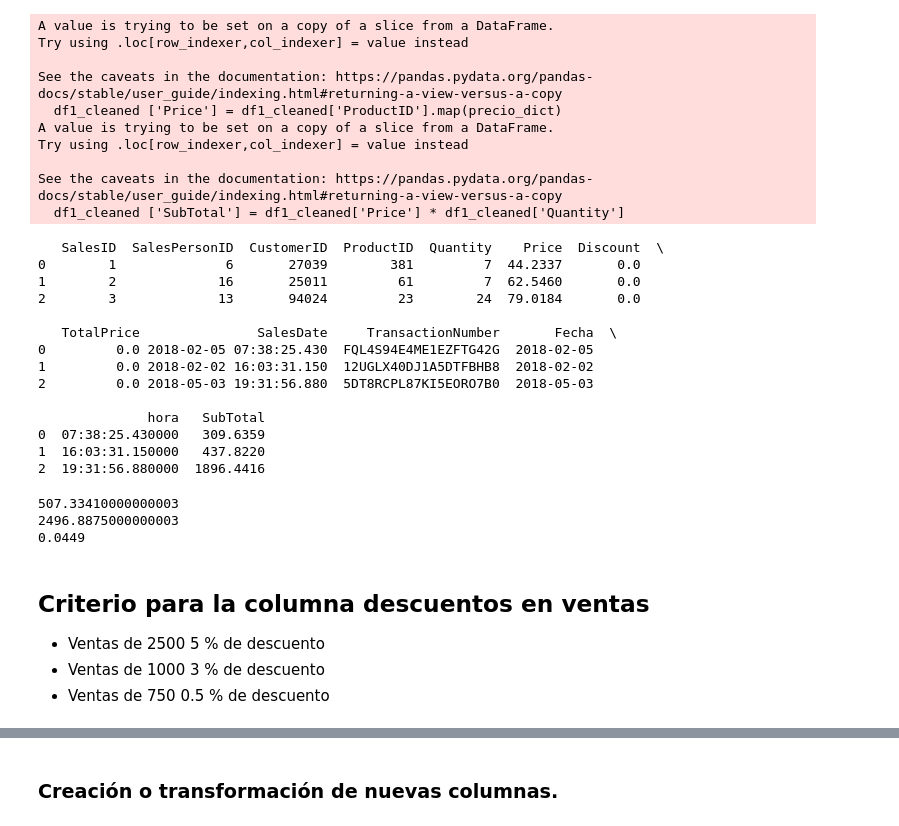
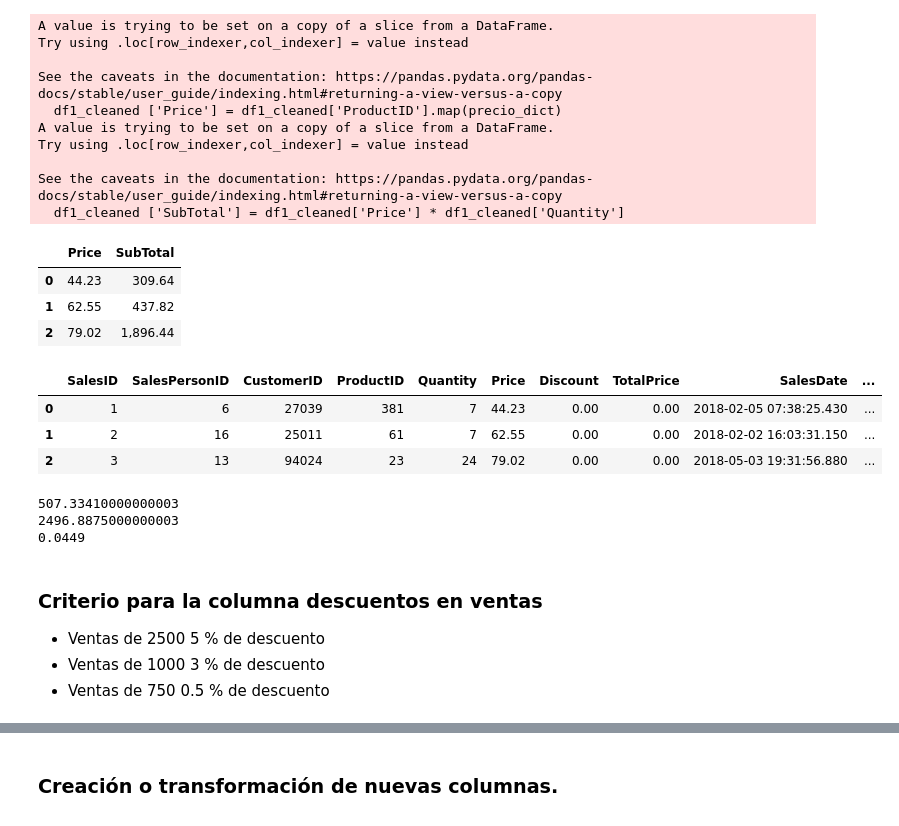
Before and after one commit to fabricio136900/M3_Data, a Jupyter notebook: Trabajo.ipynb, the cells around one changed output, grey strips where cells are left out. Saved outputs shown, nothing was run; the diff lists cells and outputs as text; code cells hidden in the pictures.

```diff
--- a/Trabajo.ipynb
+++ b/Trabajo.ipynb
@@ -823,23 +882,25 @@ Try using .loc[row_indexer,col_indexer] = value instead
 
 See the caveats in the documentation: https://pandas.pydata.org/pandas-docs/stable/user_guide/indexing.html#returning-a-view-versus-a-copy
   df1_cleaned ['SubTotal'] = df1_cleaned['Price'] * df1_cleaned['Quantity']
+# %%
+# Configuración de formato para mostrar solo 2 decimales
+pd.options.display.float_format = '{:,.2f}'.format
+
+# Visualización
+display(df1_cleaned[['Price', 'SubTotal']].head(3))
+# %% [output]
+|  | Price | SubTotal |
+| 0 | 44.23 | 309.64 |
+| 1 | 62.55 | 437.82 |
+| 2 | 79.02 | 1,896.44 |
 # %%
-print(df1_cleaned.head(3))
+#print(df1_cleaned.head(3))
+display(df1_cleaned.head(3))
 # %% [output]
-   SalesID  SalesPersonID  CustomerID  ProductID  Quantity    Price  Discount  \
-0        1              6       27039        381         7  44.2337       0.0
-1        2             16       25011         61         7  62.5460       0.0
-2        3             13       94024         23        24  79.0184       0.0
-
-   TotalPrice               SalesDate     TransactionNumber       Fecha  \
-0         0.0 2018-02-05 07:38:25.430  FQL4S94E4ME1EZFTG42G  2018-02-05
-1         0.0 2018-02-02 16:03:31.150  12UGLX40DJ1A5DTFBHB8  2018-02-02
-2         0.0 2018-05-03 19:31:56.880  5DT8RCPL87KI5EORO7B0  2018-05-03
-
-              hora   SubTotal
-0  07:38:25.430000   309.6359
-1  16:03:31.150000   437.8220
-2  19:31:56.880000  1896.4416
+|  | SalesID | SalesPersonID | CustomerID | ProductID | Quantity | Price | Discount | TotalPrice | SalesDate | ... |
+| 0 | 1 | 6 | 27039 | 381 | 7 | 44.23 | 0.00 | 0.00 | 2018-02-05 07:38:25.430 | ... |
+| 1 | 2 | 16 | 25011 | 61 | 7 | 62.55 | 0.00 | 0.00 | 2018-02-02 16:03:31.150 | ... |
+| 2 | 3 | 13 | 94024 | 23 | 24 | 79.02 | 0.00 | 0.00 | 2018-05-03 19:31:56.880 | ... |
 # %%
 print (df1_cleaned['SubTotal'].median())
 
@@ -851,7 +912,7 @@ print (df1_cleaned['SubTotal'].min())
 2496.8875000000003
 0.0449
 # %% [markdown]
-## Criterio para la columna descuentos en ventas
+### Criterio para la columna descuentos en ventas
 * Ventas de 2500 5 % de descuento
 * Ventas de 1000 3 % de descuento
 * Ventas de 750  0.5 % de descuento
```
Also changed, not shown: parts of 138 cells of this notebook.
